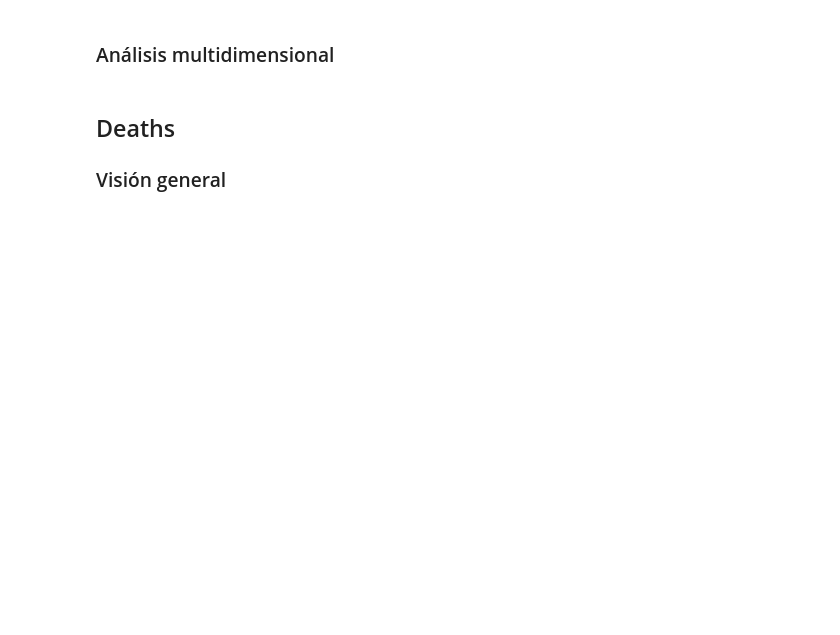
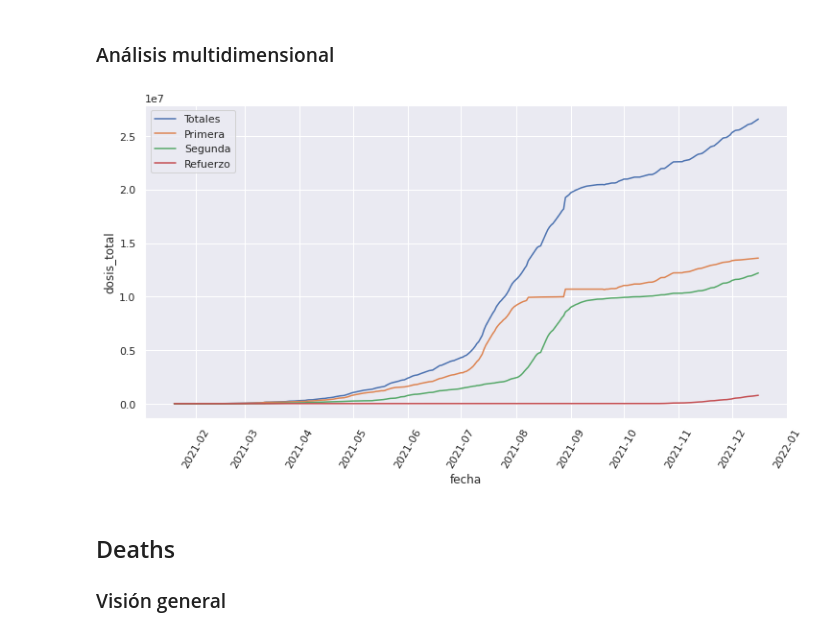
Before and after one commit to anthonymanotoa/covid-ec, a Jupyter notebook: notebooks/2.1-covid_exploration.ipynb, the cells around one changed output. Drawn from its saved outputs; the diff is of its cells as text; code cells hidden in the pictures; blank space fills up the shorter version.

```diff
--- a/notebooks/2.1-covid_exploration.ipynb
+++ b/notebooks/2.1-covid_exploration.ipynb
@@ -72,5 +113,15 @@ positives.describe()
 # %% [markdown]
 ### Análisis multidimensional
+# %%
+plt.figure(figsize=[12, 6])
+sns.lineplot(data=vaccines, x='fecha', y='dosis_total',  label='Totales')
+sns.lineplot(data=vaccines, x='fecha', y='primera_dosis', label='Primera')
+sns.lineplot(data=vaccines, x='fecha', y='segunda_dosis', label='Segunda')
+sns.lineplot(data=vaccines, x='fecha', y='refuerzo', label='Refuerzo')
+plt.xticks(rotation=60)
+plt.show()
+# %% [output]
+[figure, added]
 # %% [markdown]
 ## Deaths
 
```
Also changed, not shown: parts of 11 cells of this notebook, 4 other files.
